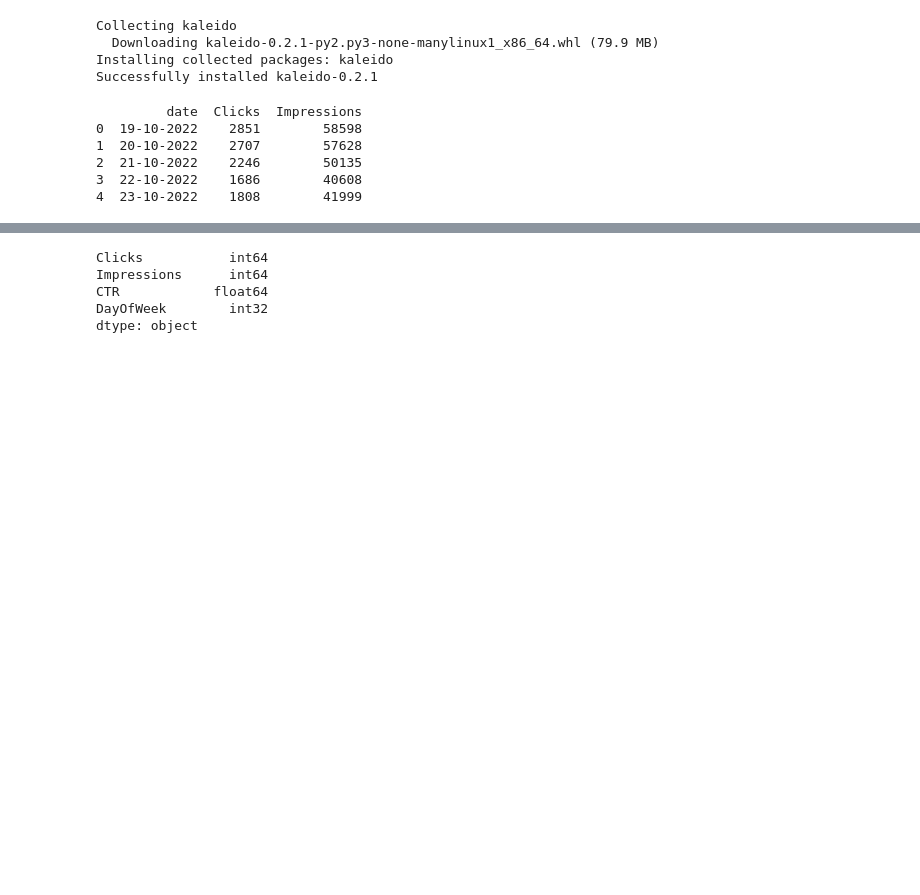
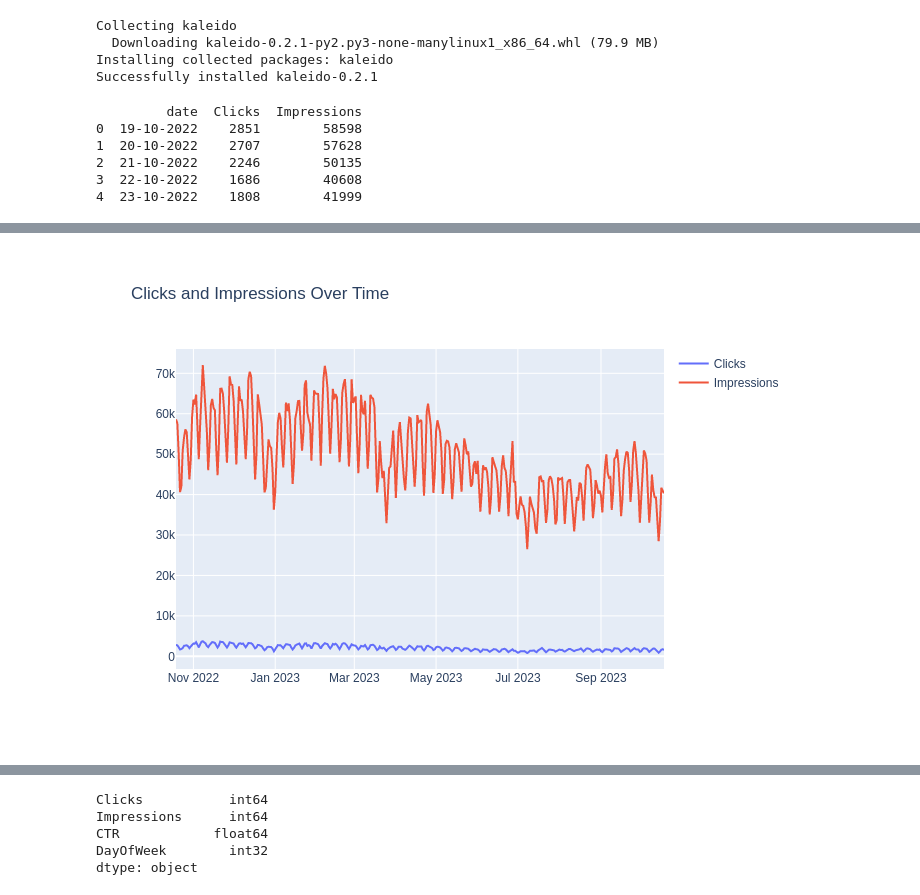
Before and after one commit to Shreyo2/AD-CTR-ANALYSIS-AND-FORECASTING, a Jupyter notebook: Ad_ctr_.ipynb, the cells around one changed output, grey strips where cells are left out. Cells and saved outputs as stored; diff of their text form; code cells hidden in the pictures; blank space fills up the shorter version.

```diff
--- a/Ad_ctr_.ipynb
+++ b/Ad_ctr_.ipynb
@@ -32,9 +32,9 @@ data['date'] = pd.to_datetime(data['date'], format='%d-%m-%Y')
 data.set_index('date', inplace=True)
 # %%
 # Visualize Clicks and Impressions
-fig = cf.Figure()
-fig.add_trace(cf.Scatter(x=data.index, y=data['Clicks'], mode='lines', name='Clicks'))
-fig.add_trace(cf.Scatter(x=data.index, y=data['Impressions'], mode='lines', name='Impressions'))
+fig = go.Figure()
+fig.add_trace(go.Scatter(x=data.index, y=data['Clicks'], mode='lines', name='Clicks'))
+fig.add_trace(go.Scatter(x=data.index, y=data['Impressions'], mode='lines', name='Impressions'))
 fig.update_layout(title='Clicks and Impressions Over Time')
-fig.show()
+fig.show("png")
 # %% [output]
@@ -42,3 +41,4 @@ fig.show()
+[figure, added]
 # %%
 # Create a scatter plot to visualize the relationship between Clicks and Impressions
 fig = px.scatter(data, x='Clicks', y='Impressions', title='Relationship Between Clicks and Impressions',
```
Also changed, not shown: parts of 3 cells of this notebook.
